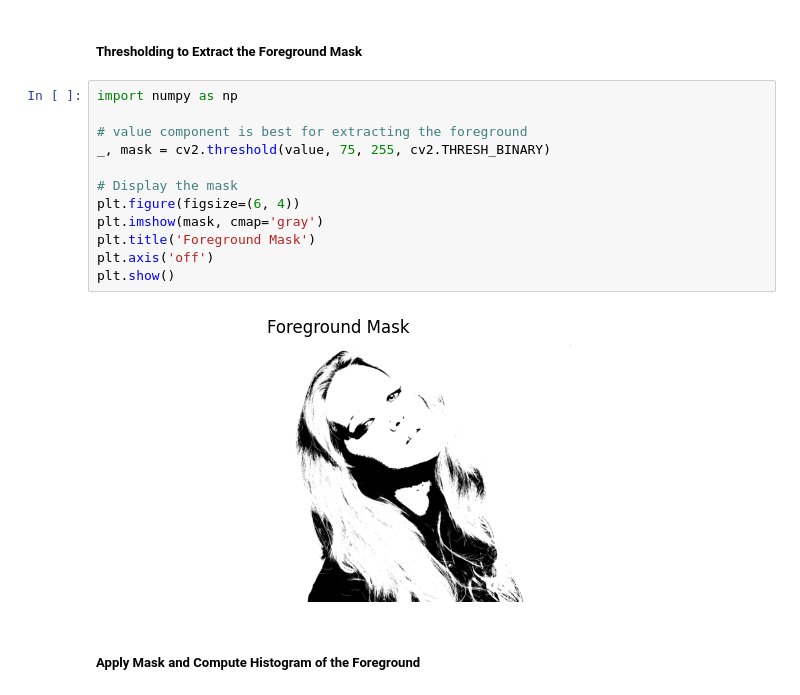
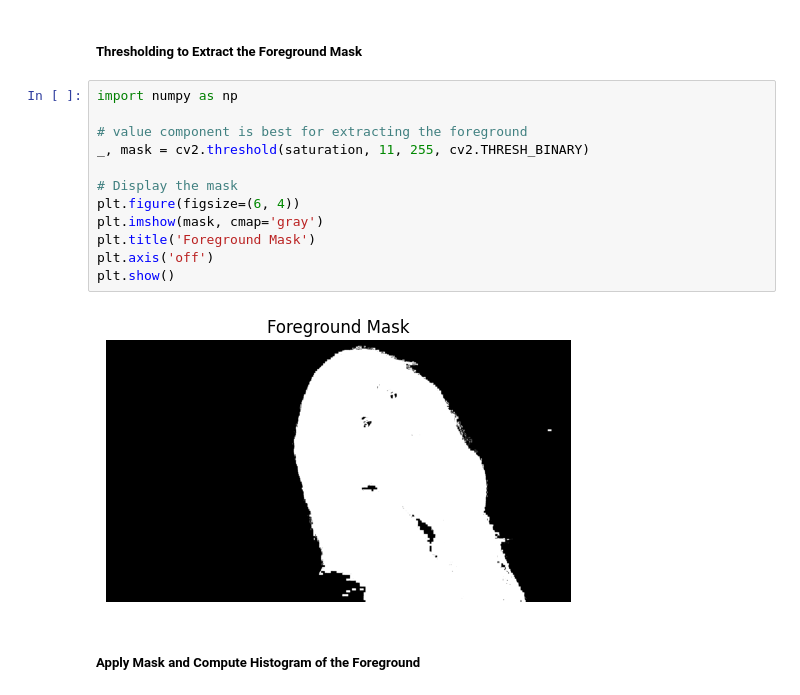
Before and after one commit to DinukaMadhushan1234/Intensity-Transformations-and-Neighborhood, a Jupyter notebook: histogram equalization.ipynb, the cells around one changed output. Drawn from its saved outputs; the diff is of its cells as text.

```diff
--- a/histogram equalization.ipynb
+++ b/histogram equalization.ipynb
@@ -96,16 +96,16 @@ plt.show()
 # %%
 import numpy as np
 
 # value component is best for extracting the foreground
-_, mask = cv2.threshold(value, 75, 255, cv2.THRESH_BINARY)
+_, mask = cv2.threshold(saturation, 11, 255, cv2.THRESH_BINARY)
 
 # Display the mask
 plt.figure(figsize=(6, 4))
 plt.imshow(mask, cmap='gray')
 plt.title('Foreground Mask')
 plt.axis('off')
 plt.show()
 # %% [output]
-[figure, old version]
+[figure, new version]
 # %% [markdown]
 ##### Apply Mask and Compute Histogram of the Foreground
```
Also changed, not shown: parts of 5 cells of this notebook, 3 other files.
